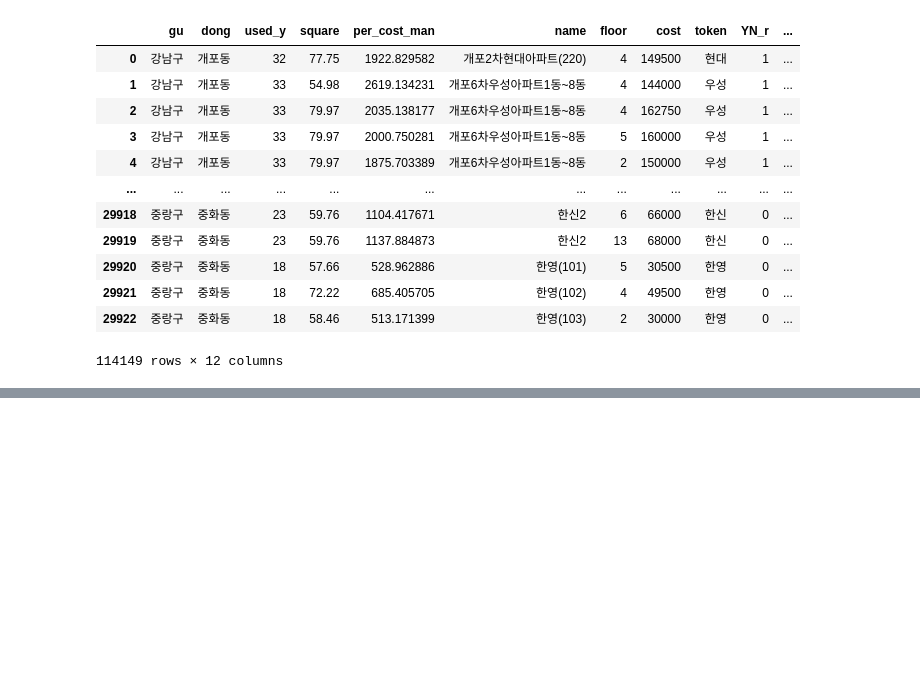
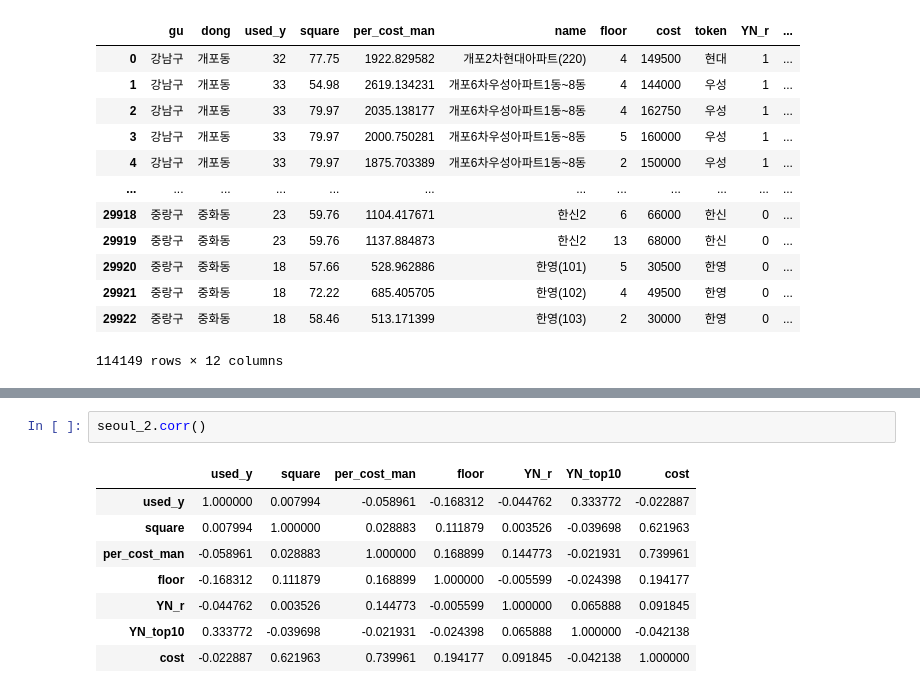
Before and after one commit to chaerui7967/ko_Apartment_Deal, a Jupyter notebook: Apart_EDA.ipynb, the cells around one changed output, grey strips where cells are left out. Cells and saved outputs as stored; diff of their text form; blank space fills up the shorter version.

```diff
--- a/Apart_EDA.ipynb
+++ b/Apart_EDA.ipynb
@@ -386,0 +407,11 @@ seoul_1.to_csv('seoul_1.csv')
+# %%
+seoul_2.corr()
+# %% [output]
+|  | used_y | square | per_cost_man | floor | YN_r | YN_top10 | cost |
+| used_y | 1.000000 | 0.007994 | -0.058961 | -0.168312 | -0.044762 | 0.333772 | -0.022887 |
+| square | 0.007994 | 1.000000 | 0.028883 | 0.111879 | 0.003526 | -0.039698 | 0.621963 |
+| per_cost_man | -0.058961 | 0.028883 | 1.000000 | 0.168899 | 0.144773 | -0.021931 | 0.739961 |
+| floor | -0.168312 | 0.111879 | 0.168899 | 1.000000 | -0.005599 | -0.024398 | 0.194177 |
+| YN_r | -0.044762 | 0.003526 | 0.144773 | -0.005599 | 1.000000 | 0.065888 | 0.091845 |
+| YN_top10 | 0.333772 | -0.039698 | -0.021931 | -0.024398 | 0.065888 | 1.000000 | -0.042138 |
+| cost | -0.022887 | 0.621963 | 0.739961 | 0.194177 | 0.091845 | -0.042138 | 1.000000 |
```
Also changed, not shown: parts of 6 cells of this notebook.
